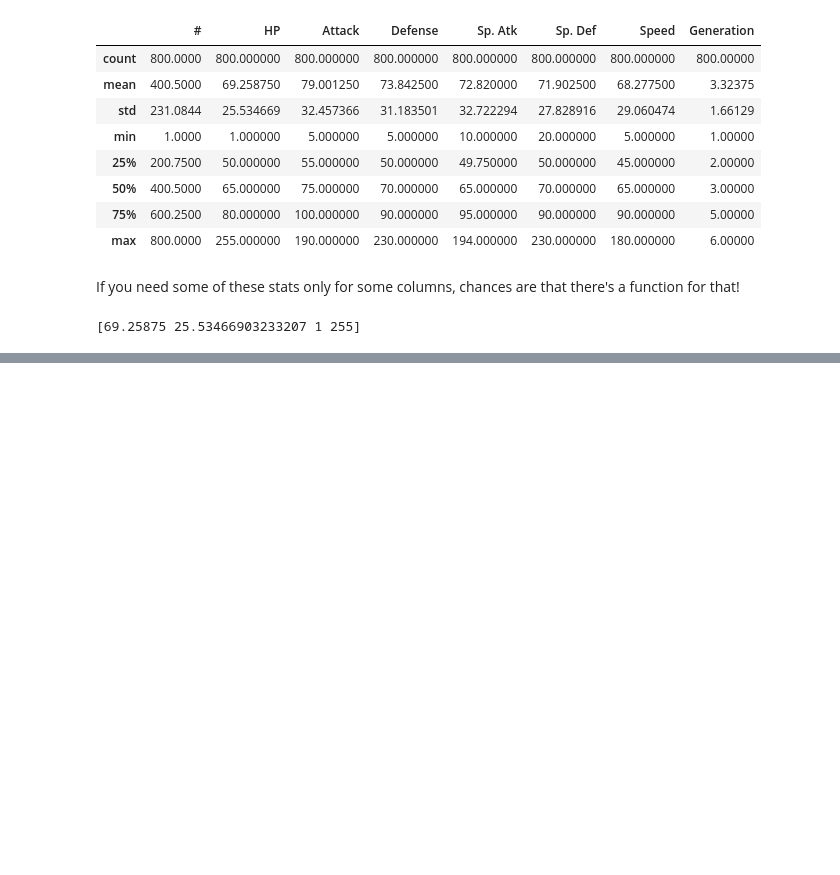
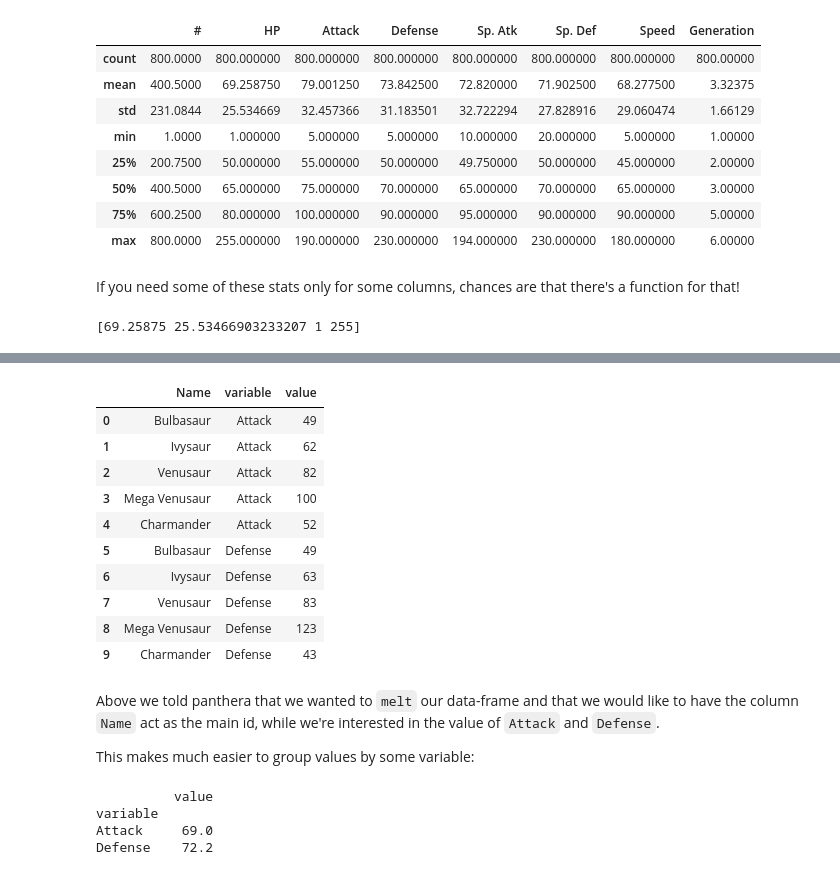
Before and after one commit to alanmarazzi/panthera, a Jupyter notebook: examples/panthera-intro.ipynb, the cells around one changed output, grey strips where cells are left out. Saved outputs shown, nothing was run; the diff lists cells and outputs as text; code cells hidden in the pictures; blank space fills up the shorter version.

Commit message:
Finish panthera-intro and add md as well

```diff
--- a/examples/panthera-intro.ipynb
+++ b/examples/panthera-intro.ipynb
@@ -595,0 +615,29 @@ If you need some of these stats only for some columns, chances are that there's
+# %%
+(-> pokemon pt/head (pt/melt {:id-vars "Name" :value-vars ["Attack" "Defense"]}) show)
+# %% [output]
+|  | Name | variable | value |
+| 0 | Bulbasaur | Attack | 49 |
+| 1 | Ivysaur | Attack | 62 |
+| 2 | Venusaur | Attack | 82 |
+| 3 | Mega Venusaur | Attack | 100 |
+| 4 | Charmander | Attack | 52 |
+| 5 | Bulbasaur | Defense | 49 |
+| 6 | Ivysaur | Defense | 63 |
+| 7 | Venusaur | Defense | 83 |
+| 8 | Mega Venusaur | Defense | 123 |
+| 9 | Charmander | Defense | 43 |
+# %% [markdown]
+Above we told panthera that we wanted to `melt` our data-frame and that we would like to have the column `Name` act as the main id, while we're interested in the value of `Attack` and `Defense`.
+
+This makes much easier to group values by some variable:
+# %%
+(-> pokemon
+    pt/head
+    (pt/melt {:id-vars "Name" :value-vars ["Attack" "Defense"]})
+    (pt/groupby :variable)
+    pt/mean)
+# %% [output]
+          value
+variable
+Attack     69.0
+Defense    72.2
```
Also changed, not shown: parts of 33 cells of this notebook, 1 other file.
